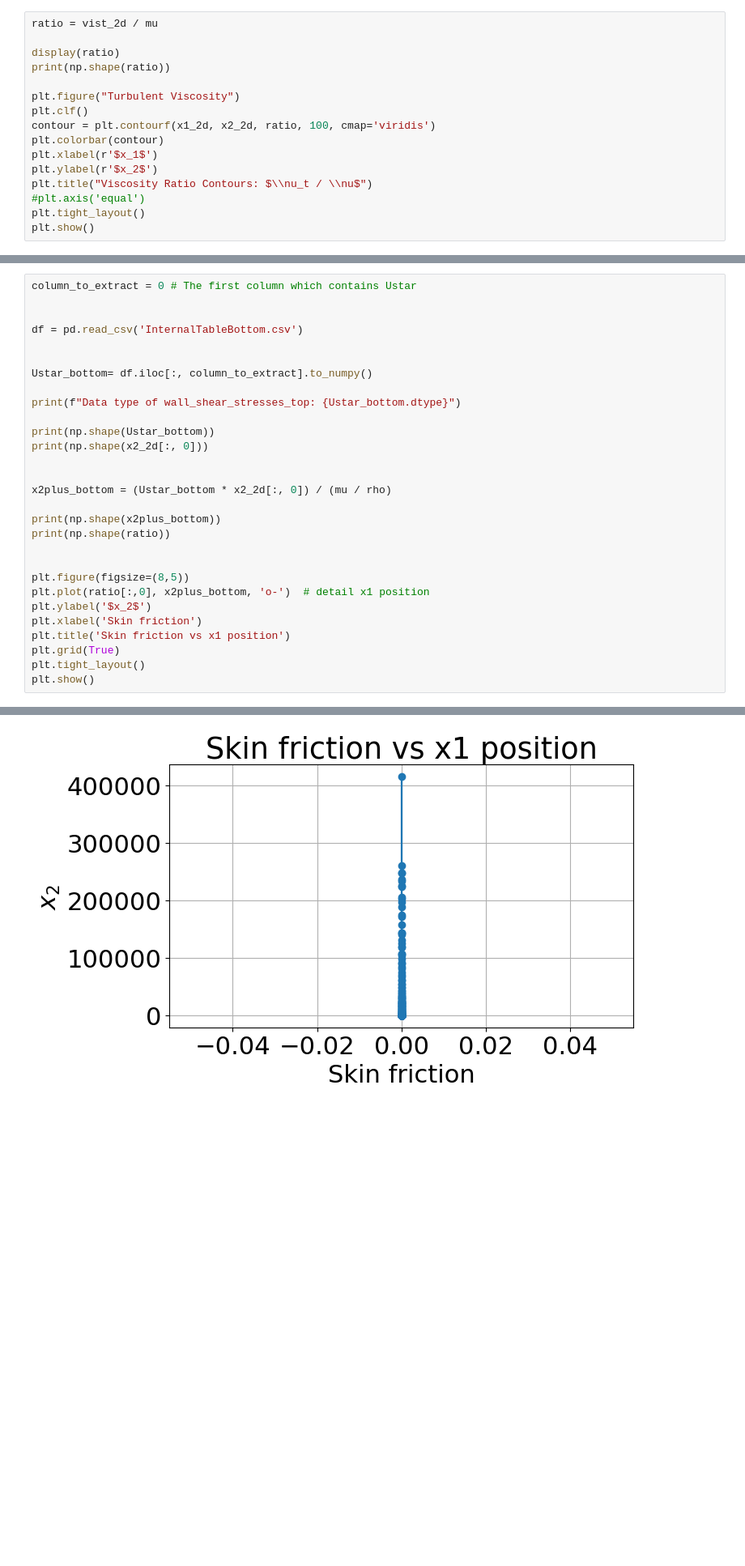
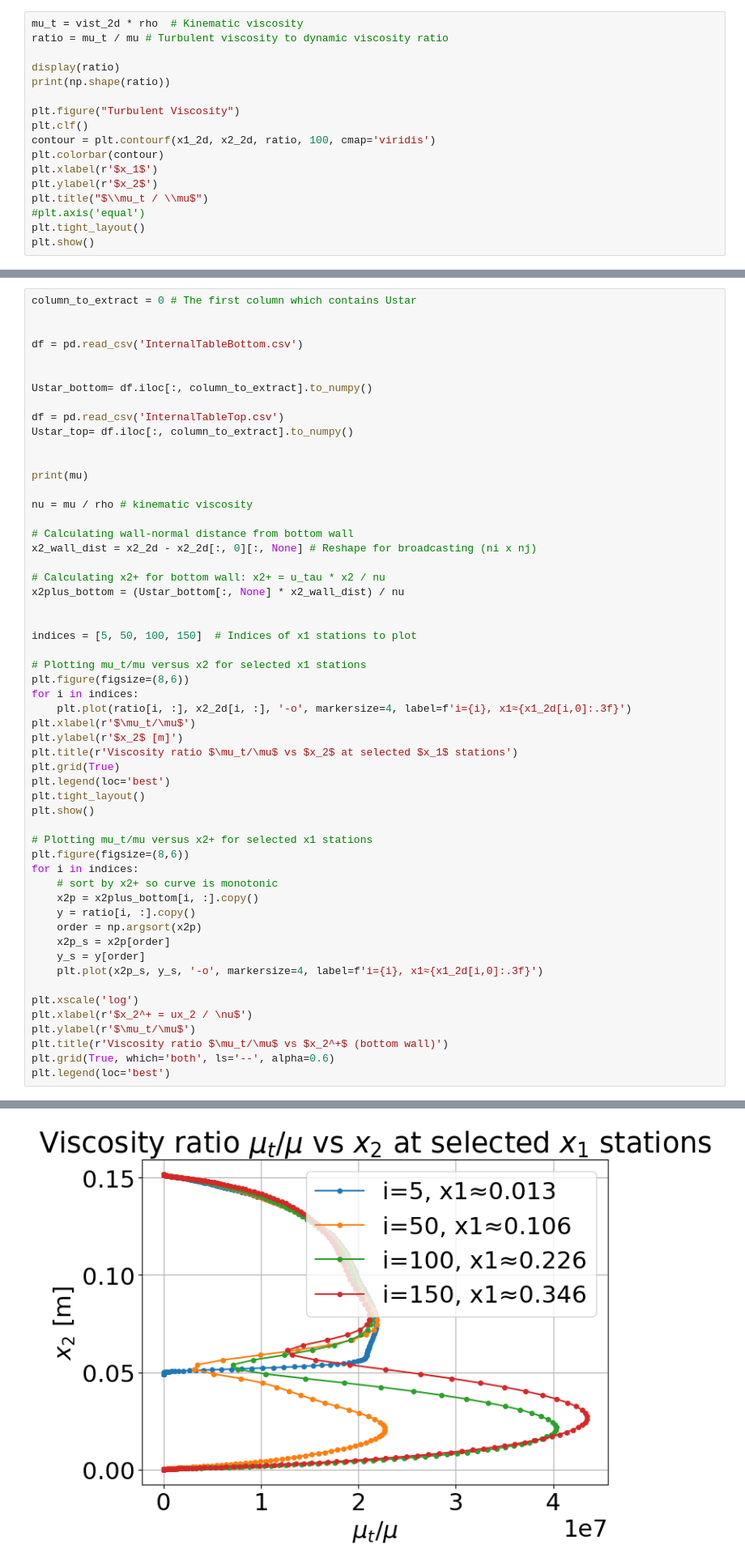
Before and after one commit to MartinStjernkvist/Applied-Mechanics, a Jupyter notebook: TME226/A2/Assignment_2.ipynb, the cells around one changed output, grey strips where cells are left out. Shown at 81% size. Cells and saved outputs as stored; diff of their text form; blank space fills up the shorter version.

```diff
--- a/TME226/A2/Assignment_2.ipynb
+++ b/TME226/A2/Assignment_2.ipynb
@@ -262,7 +255,8 @@ i = 8 Max vorticity at i = 981.2270098312783
 # %% [markdown]
 ## F 3.4 Turbulent viscosity
 # %%
-ratio = vist_2d / mu
+mu_t = vist_2d * rho  # Kinematic viscosity
+ratio = mu_t / mu # Turbulent viscosity to dynamic viscosity ratio
 
 display(ratio)
 print(np.shape(ratio))
@@ -273,7 +267,7 @@ contour = plt.contourf(x1_2d, x2_2d, ratio, 100, cmap='viridis')
 plt.colorbar(contour)
 plt.xlabel(r'$x_1$')
 plt.ylabel(r'$x_2$')
-plt.title("Viscosity Ratio Contours: $\\nu_t / \\nu$")
+plt.title("$\\mu_t / \\mu$")
 #plt.axis('equal')
 plt.tight_layout()
 plt.show()
@@ -321,24 +315,50 @@ df = pd.read_csv('InternalTableBottom.csv')
 
 Ustar_bottom= df.iloc[:, column_to_extract].to_numpy()
 
-print(f"Data type of wall_shear_stresses_top: {Ustar_bottom.dtype}")
-
-print(np.shape(Ustar_bottom))
-print(np.shape(x2_2d[:, 0]))
+df = pd.read_csv('InternalTableTop.csv')
+Ustar_top= df.iloc[:, column_to_extract].to_numpy()
 
 
-x2plus_bottom = (Ustar_bottom * x2_2d[:, 0]) / (mu / rho)
+print(mu)
 
-print(np.shape(x2plus_bottom))
-print(np.shape(ratio))
+nu = mu / rho # kinematic viscosity
+
+# Calculating wall-normal distance from bottom wall
+x2_wall_dist = x2_2d - x2_2d[:, 0][:, None] # Reshape for broadcasting (ni x nj)
+
+# Calculating x2+ for bottom wall: x2+ = u_tau * x2 / nu
+x2plus_bottom = (Ustar_bottom[:, None] * x2_wall_dist) / nu
 
 
-plt.figure(figsize=(8,5))
-plt.plot(ratio[:,0], x2plus_bottom, 'o-')  # detail x1 position
-plt.ylabel('$x_2$')
-plt.xlabel('Skin friction')
-plt.title('Skin friction vs x1 position')
+indices = [5, 50, 100, 150]  # Indices of x1 stations to plot
+
+# Plotting mu_t/mu versus x2 for selected x1 stations
+plt.figure(figsize=(8,6))
+for i in indices:
+    plt.plot(ratio[i, :], x2_2d[i, :], '-o', markersize=4, label=f'i={i}, x1≈{x1_2d[i,0]:.3f}')
+plt.xlabel(r'$\mu_t/\mu$')
+plt.ylabel(r'$x_2$ [m]')
+plt.title(r'Viscosity ratio $\mu_t/\mu$ vs $x_2$ at selected $x_1$ stations')
 plt.grid(True)
+plt.legend(loc='best')
 plt.tight_layout()
 plt.show()
+
+# Plotting mu_t/mu versus x2+ for selected x1 stations
+plt.figure(figsize=(8,6))
+for i in indices:
+    # sort by x2+ so curve is monotonic
+    x2p = x2plus_bottom[i, :].copy()
+    y = ratio[i, :].copy()
+    order = np.argsort(x2p)
+    x2p_s = x2p[order]
+    y_s = y[order]
+    plt.plot(x2p_s, y_s, '-o', markersize=4, label=f'i={i}, x1≈{x1_2d[i,0]:.3f}')
+
+plt.xscale('log')
+plt.xlabel(r'$x_2^+ = ux_2 / \nu$')
+plt.ylabel(r'$\mu_t/\mu$')
+plt.title(r'Viscosity ratio $\mu_t/\mu$ vs $x_2^+$ (bottom wall)')
+plt.grid(True, which='both', ls='--', alpha=0.6)
+plt.legend(loc='best')
 # %% [output]
@@ -350 +366 @@ Data type of wall_shear_stresses_top: float64
-[figure, old version]
+[figure, new version]
```
Also changed, not shown: parts of 16 cells of this notebook, 2 other files.
